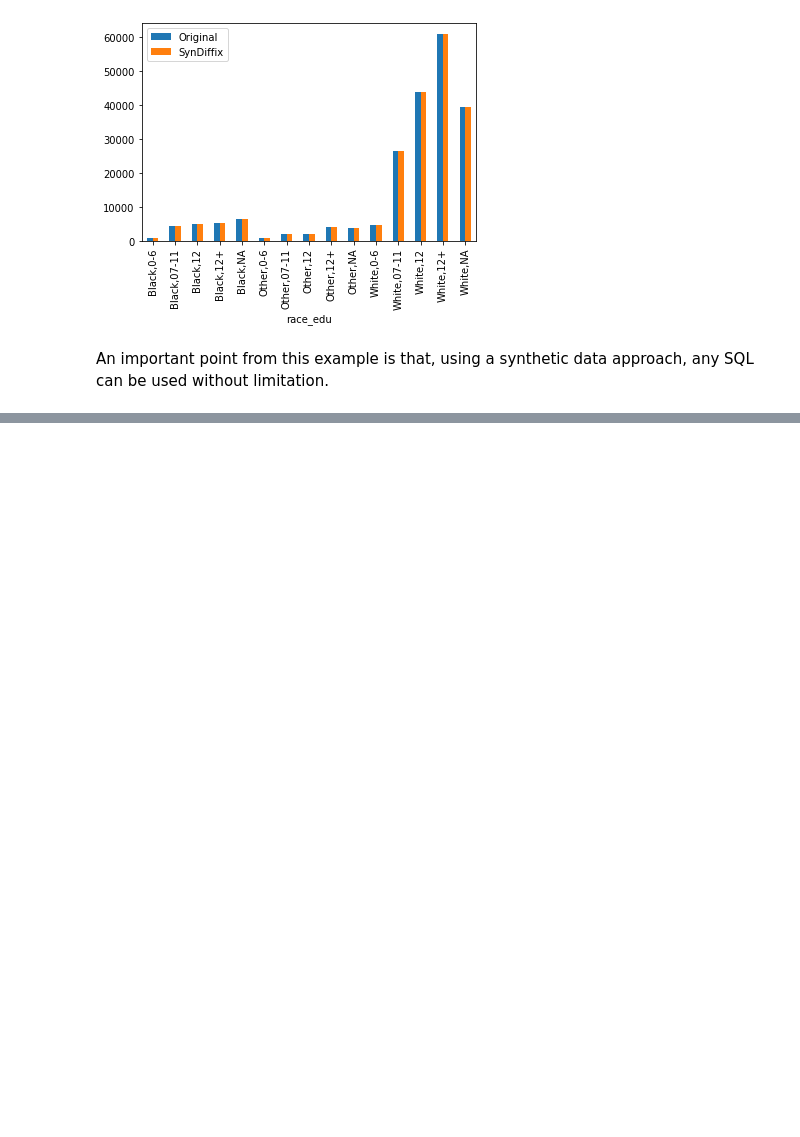
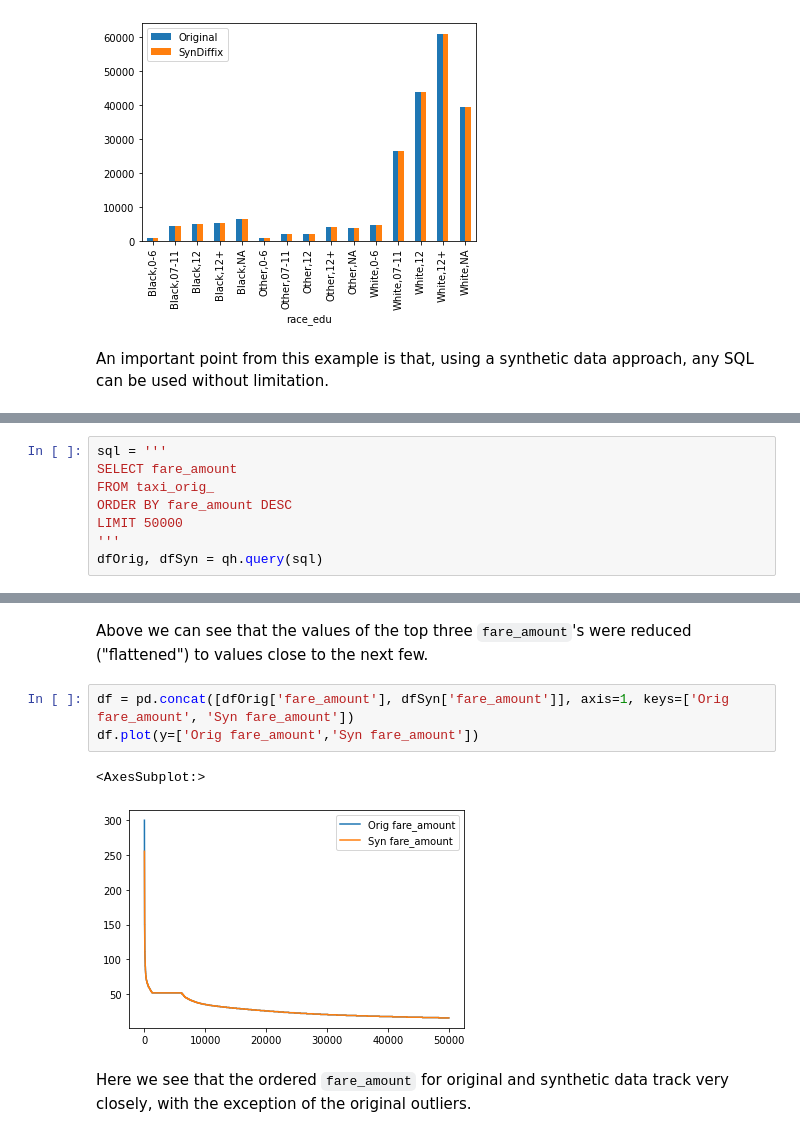
Before and after one commit to diffix/test-syndiffix, a Jupyter notebook: test_syndiffix/combs_demo/demo.ipynb, the cells around one changed output, grey strips where cells are left out. Saved outputs shown, nothing was run; the diff lists cells and outputs as text; blank space fills up the shorter version.

```diff
--- a/test_syndiffix/combs_demo/demo.ipynb
+++ b/test_syndiffix/combs_demo/demo.ipynb
@@ -182,0 +248,8 @@ An important point from this example is that, using a synthetic data approach, a
+# %%
+sql = '''
+SELECT fare_amount
+FROM taxi_orig_
+ORDER BY fare_amount DESC
+LIMIT 50000
+'''
+dfOrig, dfSyn = qh.query(sql)
@@ -182,0 +280,10 @@ An important point from this example is that, using a synthetic data approach, a
+# %% [markdown]
+Above we can see that the values of the top three `fare_amount`'s were reduced ("flattened") to values close to the next few.
+# %%
+df = pd.concat([dfOrig['fare_amount'], dfSyn['fare_amount']], axis=1, keys=['Orig fare_amount', 'Syn fare_amount'])
+df.plot(y=['Orig fare_amount','Syn fare_amount'])
+# %% [output]
+<AxesSubplot:>
+[figure, added]
+# %% [markdown]
+Here we see that the ordered `fare_amount` for original and synthetic data track very closely, with the exception of the original outliers.
```
Also changed, not shown: parts of 24 cells of this notebook.
